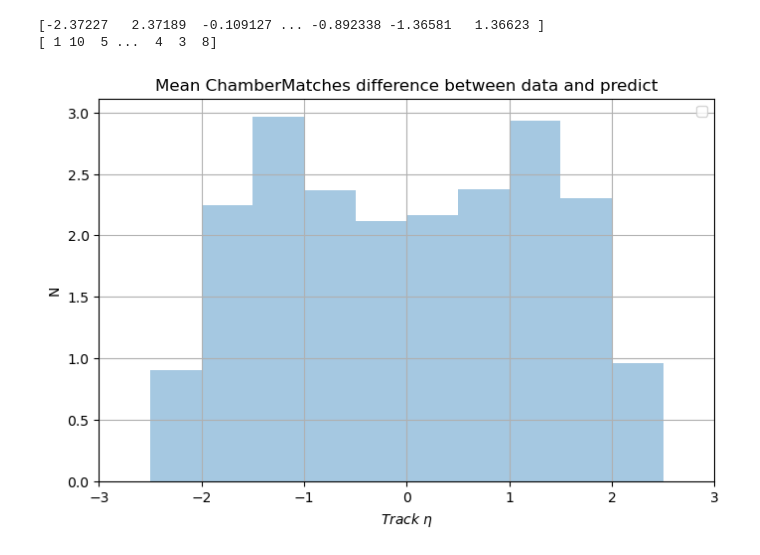
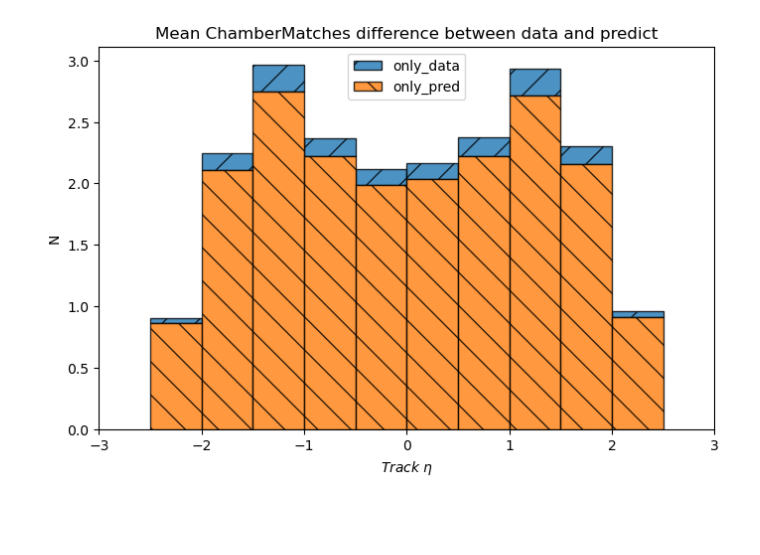
Before and after one commit to eigen1907/workspace-muon-id, a Jupyter notebook: 241222-XGBoost/notebook.ipynb, the cells around one changed output. Drawn from its saved outputs; the diff is of its cells as text; code cells hidden in the pictures; blank space fills up the shorter version.

```diff
--- a/241222-XGBoost/notebook.ipynb
+++ b/241222-XGBoost/notebook.ipynb
@@ -13,14 +13,15 @@ import matplotlib.pyplot as plt
 # %%
 def binning(bin_var, bin_min, bin_max, n_bin):
     bin_xs = np.concatenate(([-np.inf], np.linspace(bin_min, bin_max, n_bin + 1), [np.inf]), axis=0)
+    bin_step = bin_xs[2] - bin_xs[1]
     bin_centers = []
     for i in range(1, len(bin_xs) - 2):
-        bin_centers.append((bin_xs[i] + bin_xs[i+1])/2)
+        bin_centers.append((bin_xs[i] + bin_xs[i+1]) / 2)
+    bin_centers = np.concatenate(([bin_centers[0] - bin_step], bin_centers, [bin_centers[-1] + bin_step]), axis=0)
+
     bin_indices = np.digitize(bin_var, bin_xs) - 1
-    print(bin_var)
-    print(bin_indices)
-    bin_masks = [(bin_indices == i) for i in range(1, len(bin_xs) - 2)]
-    return bins, bin_centers, bin_masks
+    bin_masks = [(bin_indices == i) for i in range(len(bin_xs) - 1)]
+    return bin_xs, bin_centers, bin_masks
 # %%
 data_dir = '/users/hep/eigen1907/STORE/TrackDetMatches'
 detid_table_path = '/users/hep/eigen1907/Workspace/Workspace-DL/241222-det_raw_id/matched_det_raw_id.csv'
@@ -150,25 +163,47 @@ plt.show()
 # %%
-bins, bin_centers, bin_masks = binning(track_eta, -2.5, 2.5, 10)
+bin_xs, bin_centers, bin_masks = binning(track_eta, -2.5, 2.5, 10)
 
-mean_n_diff_by_bin = []
+mean_n_only_data = []
+mean_n_only_pred = []
+
 for bin_mask in bin_masks:
-    mean_n_diff_by_bin.append(n_diff[bin_mask].mean())
+    mean_n_only_data.append(n_only_data[bin_mask].mean())
+    mean_n_only_pred.append(n_only_pred[bin_mask].mean())
 
 plt.figure(figsize=(8, 5))
-plt.bar(bin_centers, mean_n_diff_by_bin, width=0.5, alpha=0.4)
+plt.bar(
+    bin_centers,
+    mean_n_only_data,
+    bottom=mean_n_only_pred,
+    width=0.5,
+    label='only_data',
+    edgecolor='black',
+    linewidth=1.0,
+    hatch='/',
+    alpha=0.8
+
+)
+plt.bar(
+    bin_centers,
+    mean_n_only_pred,
+    width=0.5,
+    label='only_pred',
+    edgecolor='black',
+    linewidth=1.0,
+    hatch='\\',
+    alpha=0.8
+)
 
 plt.xlim(-3.0, 3.0)
 #plt.ylim(0, 1.0)
 
 plt.xlabel(r'$Track\ \eta$')
 plt.ylabel('N')
 plt.title(f'Mean ChamberMatches difference between data and predict')
 
 plt.legend()
-plt.grid(True)
+#plt.grid(True)
 plt.show()
 # %% [output]
-[-2.37227   2.37189  -0.109127 ... -0.892338 -1.36581   1.36623 ]
-[ 1 10  5 ...  4  3  8]
-[figure, old version]
+[figure, new version]
 # %%
```
Also changed, not shown: parts of 5 cells of this notebook, 3 other files.
